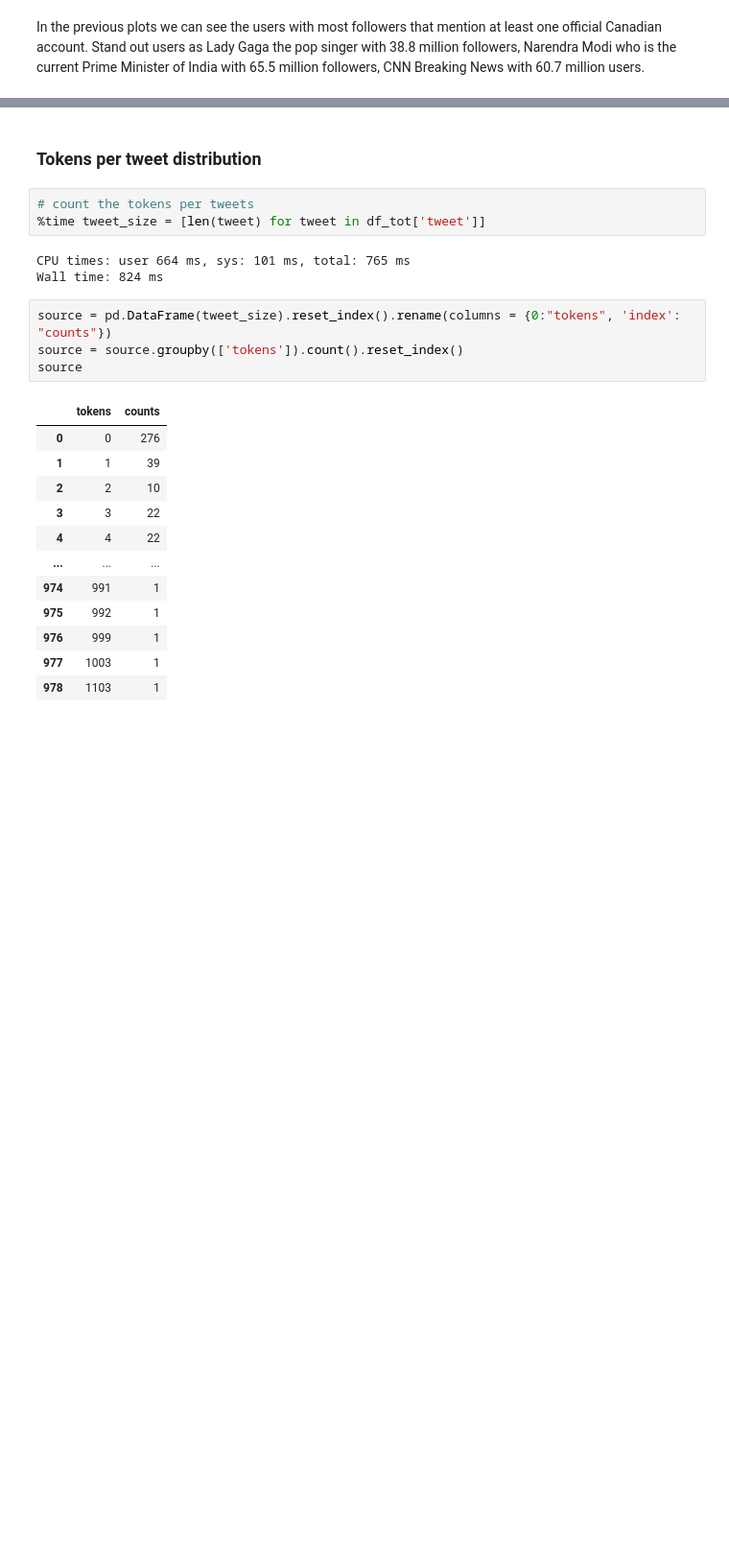
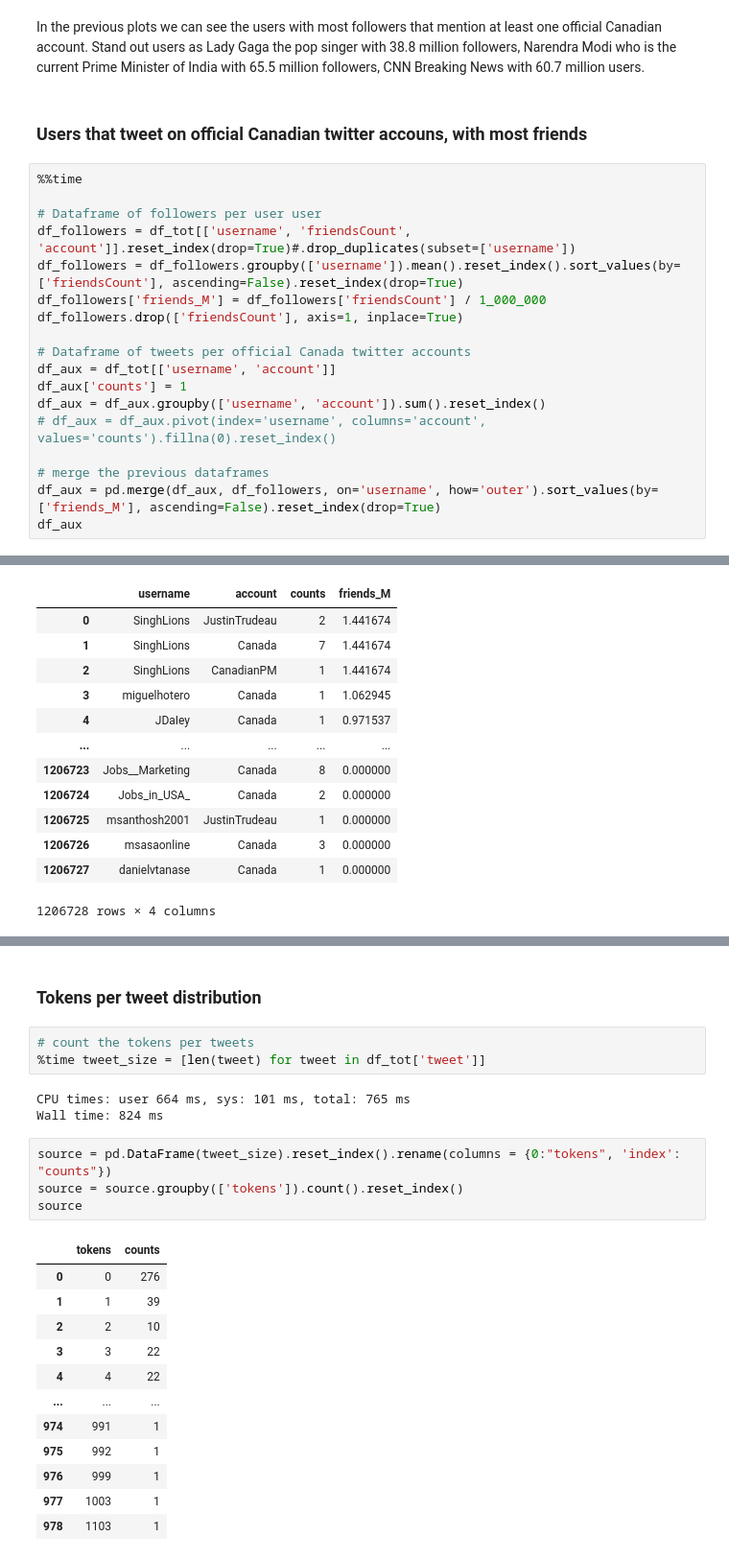
Before and after one commit to vcuspinera/Canada_response_covid, a Jupyter notebook: src/eda.ipynb, the cells around one changed output, grey strips where cells are left out. Shown at 96% size. Drawn from its saved outputs; the diff is of its cells as text; blank space fills up the shorter version.

```diff
--- a/src/eda.ipynb
+++ b/src/eda.ipynb
@@ -320,2 +310,23 @@ top_hist & heat
 # %% [markdown]
 In the previous plots we can see the users with most followers that mention at least one official Canadian account. Stand out users as Lady Gaga the pop singer with 38.8 million followers, Narendra Modi who is the current Prime Minister of India with 65.5 million followers, CNN Breaking News with 60.7 million users.
+# %% [markdown]
+### Users that tweet on official Canadian twitter accouns, with most friends
+# %%
+%%time
+
+# Dataframe of followers per user user
+df_followers = df_tot[['username', 'friendsCount', 'account']].reset_index(drop=True)#.drop_duplicates(subset=['username'])
+df_followers = df_followers.groupby(['username']).mean().reset_index().sort_values(by=['friendsCount'], ascending=False).reset_index(drop=True)
+df_followers['friends_M'] = df_followers['friendsCount'] / 1_000_000
+df_followers.drop(['friendsCount'], axis=1, inplace=True)
+
+# Dataframe of tweets per official Canada twitter accounts
+df_aux = df_tot[['username', 'account']]
+df_aux['counts'] = 1
+df_aux = df_aux.groupby(['username', 'account']).sum().reset_index()
+# df_aux = df_aux.pivot(index='username', columns='account', values='counts').fillna(0).reset_index()
+
+# merge the previous dataframes
+df_aux = pd.merge(df_aux, df_followers, on='username', how='outer').sort_values(by=['friends_M'], ascending=False).reset_index(drop=True)
+df_aux
+# %% [output]
@@ -321,0 +335,13 @@ In the previous plots we can see the users with most followers that mention at l
+|  | username | account | counts | friends_M |
+| 0 | SinghLions | JustinTrudeau | 2 | 1.441674 |
+| 1 | SinghLions | Canada | 7 | 1.441674 |
+| 2 | SinghLions | CanadianPM | 1 | 1.441674 |
+| 3 | miguelhotero | Canada | 1 | 1.062945 |
+| 4 | JDaIey | Canada | 1 | 0.971537 |
+| ... | ... | ... | ... | ... |
+| 1206723 | Jobs__Marketing | Canada | 8 | 0.000000 |
+| 1206724 | Jobs_in_USA_ | Canada | 2 | 0.000000 |
+| 1206725 | msanthosh2001 | JustinTrudeau | 1 | 0.000000 |
+| 1206726 | msasaonline | Canada | 3 | 0.000000 |
+| 1206727 | danielvtanase | Canada | 1 | 0.000000 |
+1206728 rows × 4 columns
```
Also changed, not shown: parts of 9 cells of this notebook.
